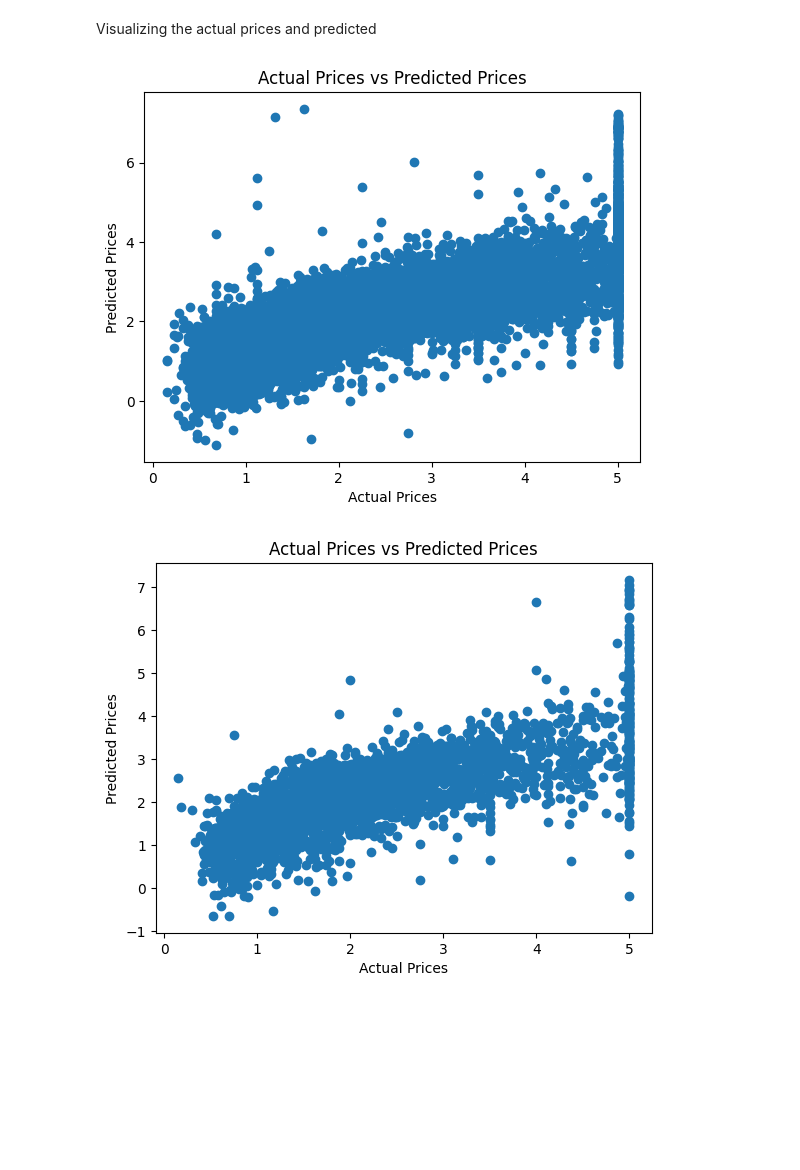
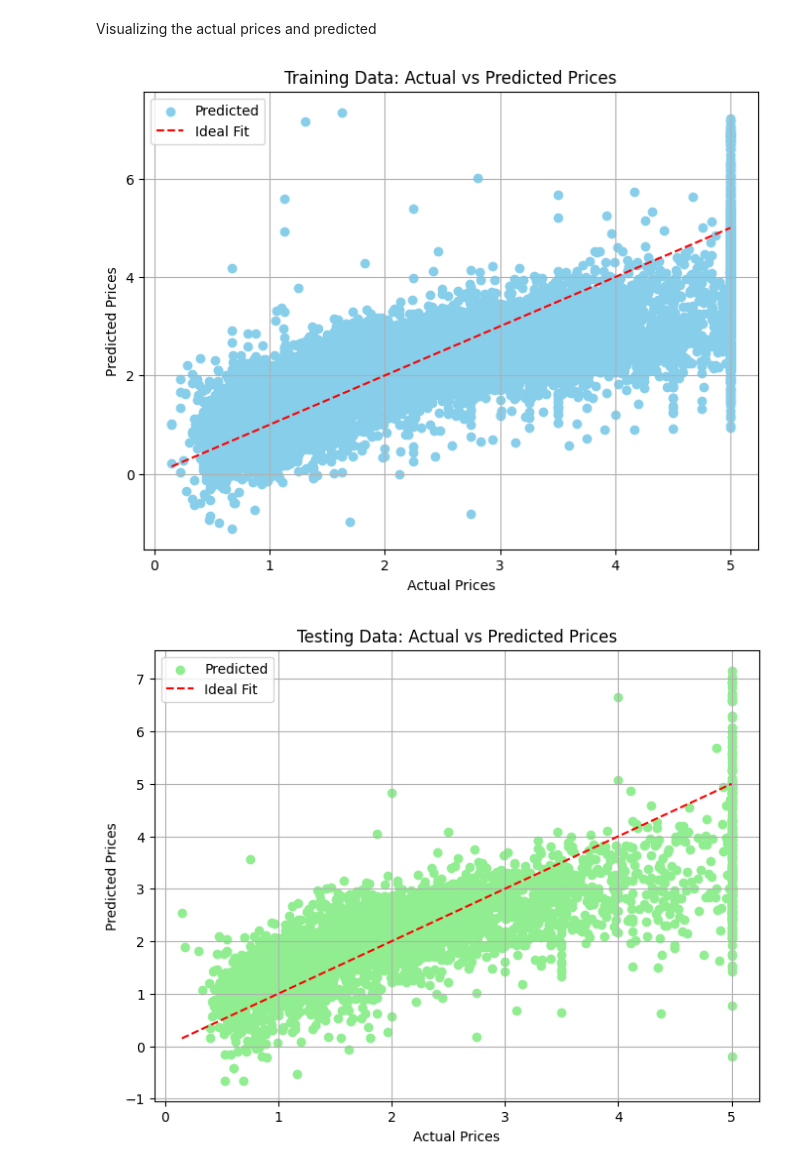
Before and after one commit to jayantigoyal1/House_Cost_Prediction, a Jupyter notebook: HouseCostPrediction.ipynb, the cells around one changed output. Drawn from its saved outputs; the diff is of its cells as text; code cells hidden in the pictures; blank space fills up the shorter version.

```diff
--- a/HouseCostPrediction.ipynb
+++ b/HouseCostPrediction.ipynb
@@ -230,19 +230,26 @@ r2_score(Y_test,y_test_pred)
 # %% [markdown]
 Visualizing the actual prices and predicted
 # %%
-plt.scatter(Y_train,y_pred)
+plt.figure(figsize=(8,6))
+plt.scatter(Y_train, y_pred, color='skyblue', label='Predicted')
+plt.plot([Y_train.min(), Y_train.max()], [Y_train.min(), Y_train.max()], 'r--', label='Ideal Fit')
 plt.xlabel('Actual Prices')
 plt.ylabel('Predicted Prices')
-plt.title('Actual Prices vs Predicted Prices')
+plt.title('Training Data: Actual vs Predicted Prices')
+plt.legend()
+plt.grid(True)
 plt.show()
 # %% [output]
-[figure, old version]
+[figure, new version]
 # %%
-
-plt.scatter(Y_test,y_test_pred)
+plt.figure(figsize=(8,6))
+plt.scatter(Y_test, y_test_pred, color='lightgreen', label='Predicted')
+plt.plot([Y_test.min(), Y_test.max()], [Y_test.min(), Y_test.max()], 'r--', label='Ideal Fit')
 plt.xlabel('Actual Prices')
 plt.ylabel('Predicted Prices')
-plt.title('Actual Prices vs Predicted Prices')
+plt.title('Testing Data: Actual vs Predicted Prices')
+plt.legend()
+plt.grid(True)
 plt.show()
 # %% [output]
-[figure, old version]
+[figure, new version]
```
